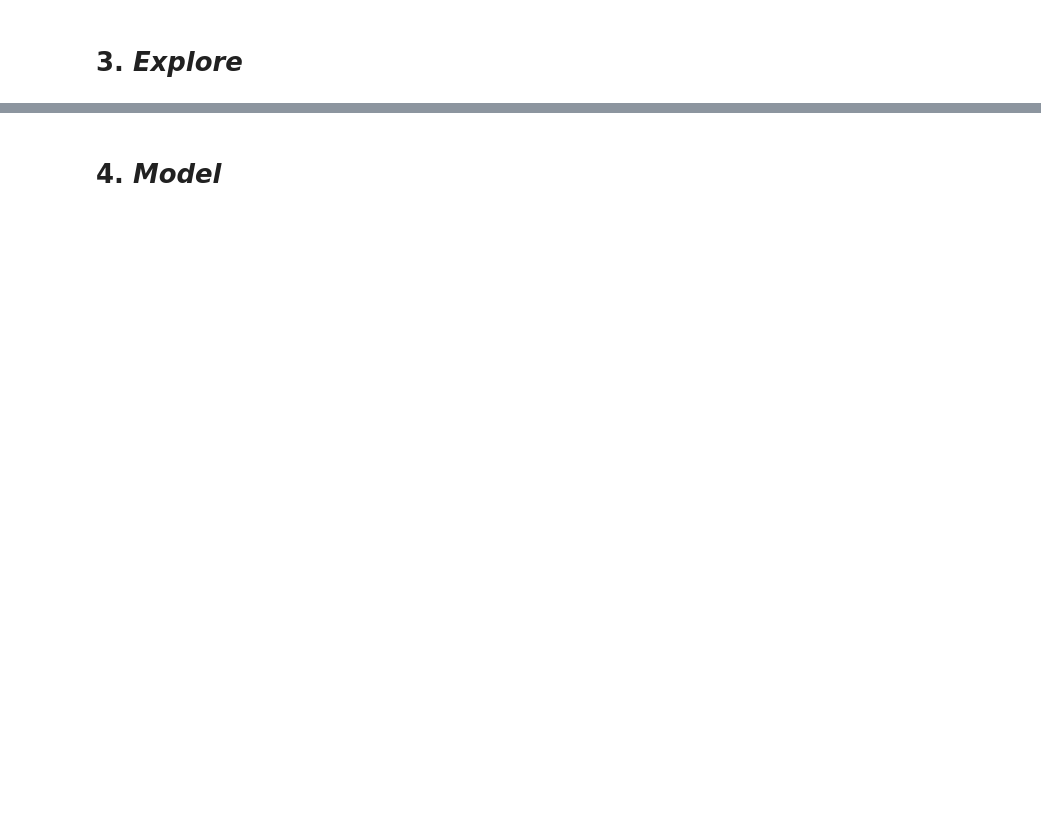
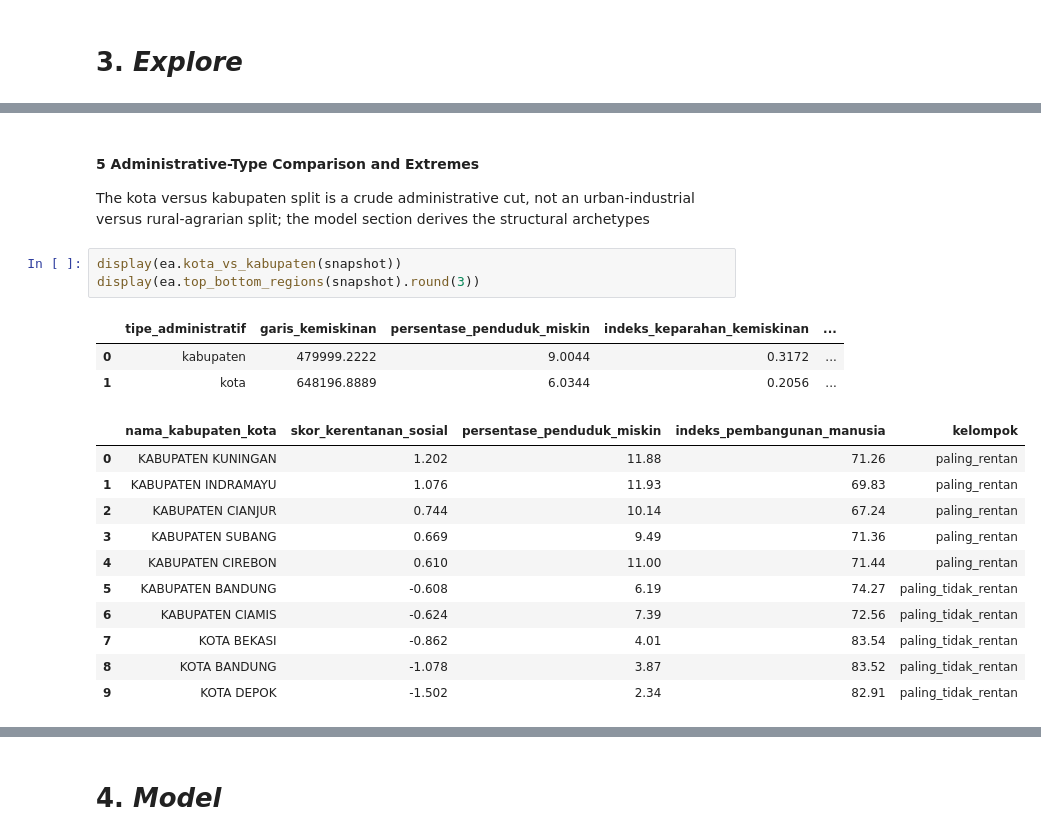
Before and after one commit to nailaselvirabudiana/data-analytics-tubes, a Jupyter notebook: notebooks/OSEMN.ipynb, the cells around one changed output, grey strips where cells are left out. Drawn from its saved outputs; the diff is of its cells as text; blank space fills up the shorter version.

```diff
--- a/notebooks/OSEMN.ipynb
+++ b/notebooks/OSEMN.ipynb
@@ -732,0 +826,22 @@ WRITE_OUTPUTS = False, output tidak disimpan.
+# %% [markdown]
+#### 5 Administrative-Type Comparison and Extremes
+
+The kota versus kabupaten split is a crude administrative cut, not an urban-industrial versus rural-agrarian split; the model section derives the structural archetypes
+# %%
+display(ea.kota_vs_kabupaten(snapshot))
+display(ea.top_bottom_regions(snapshot).round(3))
+# %% [output]
+|  | tipe_administratif | garis_kemiskinan | persentase_penduduk_miskin | indeks_keparahan_kemiskinan | ... |
+| 0 | kabupaten | 479999.2222 | 9.0044 | 0.3172 | ... |
+| 1 | kota | 648196.8889 | 6.0344 | 0.2056 | ... |
+|  | nama_kabupaten_kota | skor_kerentanan_sosial | persentase_penduduk_miskin | indeks_pembangunan_manusia | kelompok |
+| 0 | KABUPATEN KUNINGAN | 1.202 | 11.88 | 71.26 | paling_rentan |
+| 1 | KABUPATEN INDRAMAYU | 1.076 | 11.93 | 69.83 | paling_rentan |
+| 2 | KABUPATEN CIANJUR | 0.744 | 10.14 | 67.24 | paling_rentan |
+| 3 | KABUPATEN SUBANG | 0.669 | 9.49 | 71.36 | paling_rentan |
+| 4 | KABUPATEN CIREBON | 0.610 | 11.00 | 71.44 | paling_rentan |
+| 5 | KABUPATEN BANDUNG | -0.608 | 6.19 | 74.27 | paling_tidak_rentan |
+| 6 | KABUPATEN CIAMIS | -0.624 | 7.39 | 72.56 | paling_tidak_rentan |
+| 7 | KOTA BEKASI | -0.862 | 4.01 | 83.54 | paling_tidak_rentan |
+| 8 | KOTA BANDUNG | -1.078 | 3.87 | 83.52 | paling_tidak_rentan |
+| 9 | KOTA DEPOK | -1.502 | 2.34 | 82.91 | paling_tidak_rentan |
```
Also changed, not shown: parts of 40 cells of this notebook, 33 other files.
